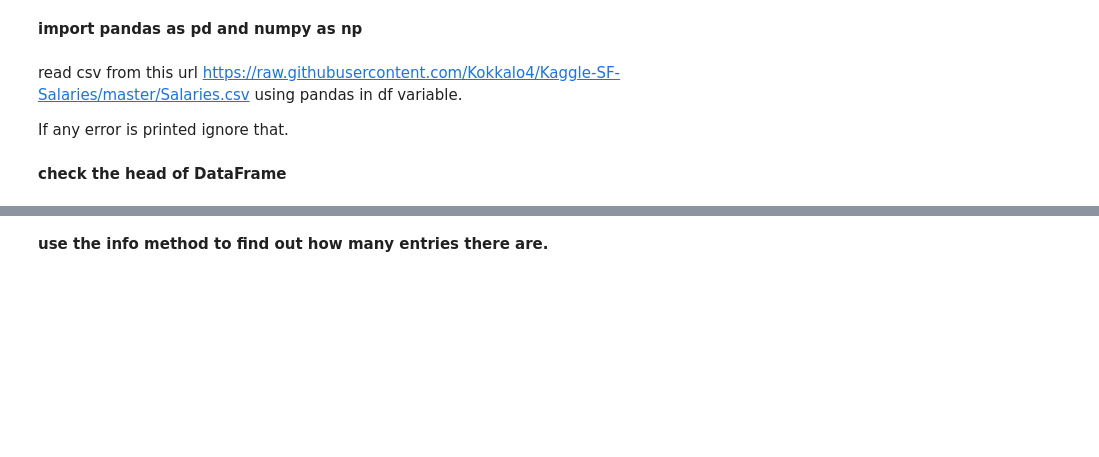
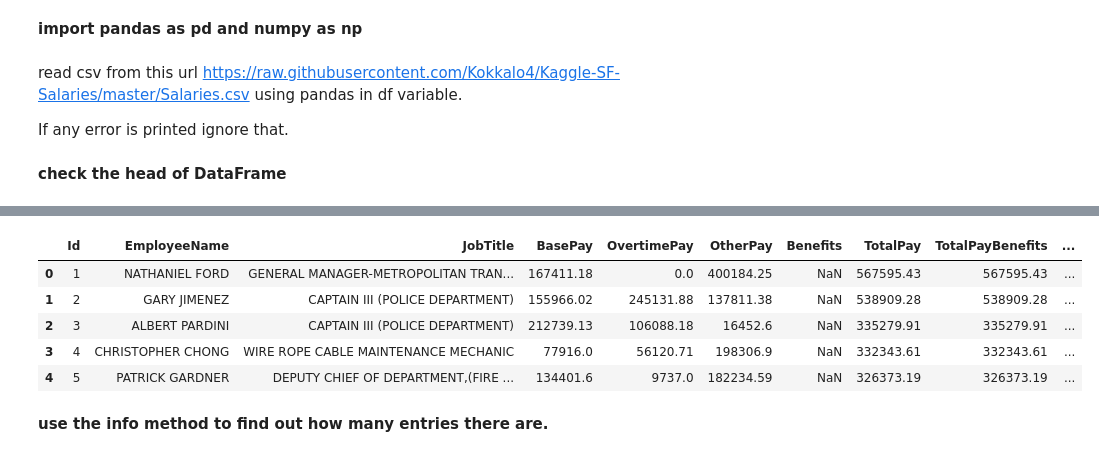
Before and after one commit to Sehaj1904/Data-Science, a Jupyter notebook: Pandas_Assignment.ipynb, the cells around one changed output, grey strips where cells are left out. Cells and saved outputs as stored; diff of their text form; code cells hidden in the pictures; blank space fills up the shorter version.

```diff
--- a/Pandas_Assignment.ipynb
+++ b/Pandas_Assignment.ipynb
@@ -10,5 +10,7 @@ read csv from this url https://raw.githubusercontent.com/Kokkalo4/Kaggle-SF-Sala
 
 
 If any error is printed ignore that.
+# %%
+df = pd.read_csv("https://raw.githubusercontent.com/Kokkalo4/Kaggle-SF-Salaries/master/Salaries.csv")
 # %% [markdown]
 **check the head of DataFrame**
@@ -23,2 +17,11 @@ If any error is printed ignore that.
+# %%
+df.head()
+# %% [output]
+|  | Id | EmployeeName | JobTitle | BasePay | OvertimePay | OtherPay | Benefits | TotalPay | TotalPayBenefits | ... |
+| 0 | 1 | NATHANIEL FORD | GENERAL MANAGER-METROPOLITAN TRAN... | 167411.18 | 0.0 | 400184.25 | NaN | 567595.43 | 567595.43 | ... |
+| 1 | 2 | GARY JIMENEZ | CAPTAIN III (POLICE DEPARTMENT) | 155966.02 | 245131.88 | 137811.38 | NaN | 538909.28 | 538909.28 | ... |
+| 2 | 3 | ALBERT PARDINI | CAPTAIN III (POLICE DEPARTMENT) | 212739.13 | 106088.18 | 16452.6 | NaN | 335279.91 | 335279.91 | ... |
+| 3 | 4 | CHRISTOPHER CHONG | WIRE ROPE CABLE MAINTENANCE MECHANIC | 77916.0 | 56120.71 | 198306.9 | NaN | 332343.61 | 332343.61 | ... |
+| 4 | 5 | PATRICK GARDNER | DEPUTY CHIEF OF DEPARTMENT,(FIRE ... | 134401.6 | 9737.0 | 182234.59 | NaN | 326373.19 | 326373.19 | ... |
 # %% [markdown]
 **use the info method to find out how many entries there are.**
```
Also changed, not shown: parts of 35 cells of this notebook.
